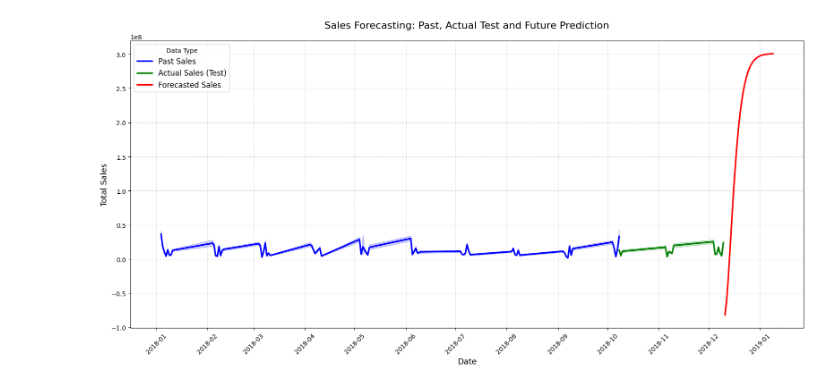
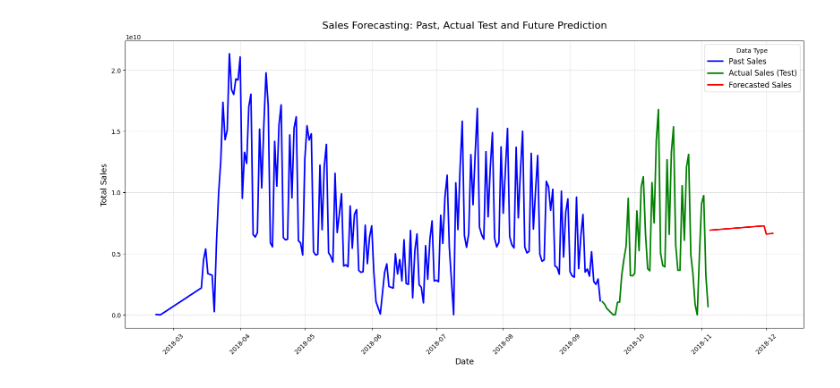
Before and after one commit to KieuOanhUIT/IS403.P23.OnlineSalesData, a Jupyter notebook: Model/LSTM.ipynb, the cells around one changed output. Saved outputs shown, nothing was run; the diff lists cells and outputs as text; code cells hidden in the pictures.

```diff
--- a/Model/LSTM.ipynb
+++ b/Model/LSTM.ipynb
@@ -11,14 +11,13 @@ from tensorflow.keras.layers import LSTM, Dense
 import matplotlib.pyplot as plt
 
 # Load data
-train_df = pd.read_csv("../content/train.csv", parse_dates=["date"])
-valid_df = pd.read_csv("../content/validation.csv", parse_dates=["date"])
-test_df = pd.read_csv("../content/test.csv", parse_dates=["date"])
+train_df = pd.read_csv("../content/train1.csv", parse_dates=["date"])
+valid_df = pd.read_csv("../content/validation1.csv", parse_dates=["date"])
+test_df = pd.read_csv("../content/test1.csv", parse_dates=["date"])
 # %%
 # Lựa chọn đặc trưng và target
-features = ['tickets_sold', 'tickets_out', 'show_time', 'occu_perc',
-            'ticket_price', 'ticket_use', 'capacity', 'month', 'quarter', 'day', 'year']
-target = 'total_sales'
+features = ['daily_tickets', 'daily_used_tickets', 'avg_occupancy',	'unique_films',	'unique_cinemas', 'month', 'quarter', 'day', 'year']
+target = 'daily_sales'
 
 X_train = train_df[features].values
 y_train = train_df[target].values
@@ -126,5 +124,0 @@ plt.show()
-# %%
-df_model = pd.concat([train_df, valid_df, test_df], ignore_index=True)
-
-X_scaled = scaler_X.fit_transform(df_model[features])
-y_scaled = scaler_y.fit_transform(df_model[[target]])
@@ -170,0 +160,9 @@ print(future_preds_df)
+# %%
+# Tạo DataFrame kết quả
+forecast_df = pd.DataFrame({
+    'date': future_inputs,
+    'daily_sales': future_preds,
+    'type': ['Forecasted Sales'] * 30
+})
+
+print(forecast_df)
@@ -180,41 +196,41 @@ test_df['type'] = 'Actual Sales (Test)'  # Thêm thông tin cho test data
 
 # Gộp tất cả dữ liệu
 combined_df = pd.concat([
-    train_df[['date', 'total_sales', 'type']],
-    valid_df[['date', 'total_sales', 'type']],
-    test_df[['date', 'total_sales', 'type']],
-    future_preds_df
+    train_df[['date', 'daily_sales', 'type']],
+    valid_df[['date', 'daily_sales', 'type']],
+    test_df[['date', 'daily_sales', 'type']],
+    forecast_df
 ], ignore_index=True)
 
 # Vẽ đồ thị
 plt.figure(figsize=(16, 8))
 sns.lineplot(
     data=combined_df,
     x='date',
-    y='total_sales',
+    y='daily_sales',
     hue='type',
     style='type',
     dashes=False,
     palette={
         'Past Sales': 'blue',
         'Actual Sales (Test)': 'green',
         'Forecasted Sales': 'red'
     },
     linewidth=2.5
 )
 
 # Định dạng trục x
 plt.gca().xaxis.set_major_locator(mdates.MonthLocator(interval=1))
 plt.gca().xaxis.set_major_formatter(mdates.DateFormatter('%Y-%m'))
 plt.xticks(rotation=45)
 
 # Thêm các chi tiết cho đồ thị
 plt.xlabel('Date', fontsize=13)
 plt.ylabel('Total Sales', fontsize=13)
 plt.title('Sales Forecasting: Past, Actual Test and Future Prediction', fontsize=16, pad=20)
 plt.grid(True, linestyle='--', alpha=0.5)
 plt.legend(title='Data Type', fontsize=12)
 plt.tight_layout()
 plt.show()
 # %% [output]
-[figure, old version]
+[figure, new version]
```
Also changed, not shown: parts of 7 cells of this notebook, 1 other file.
